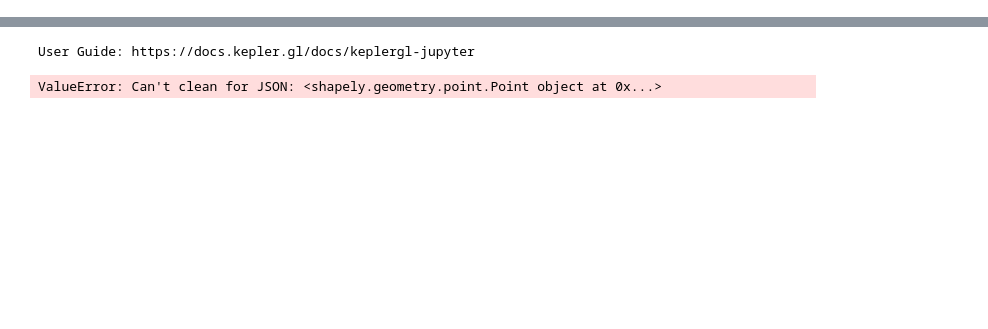
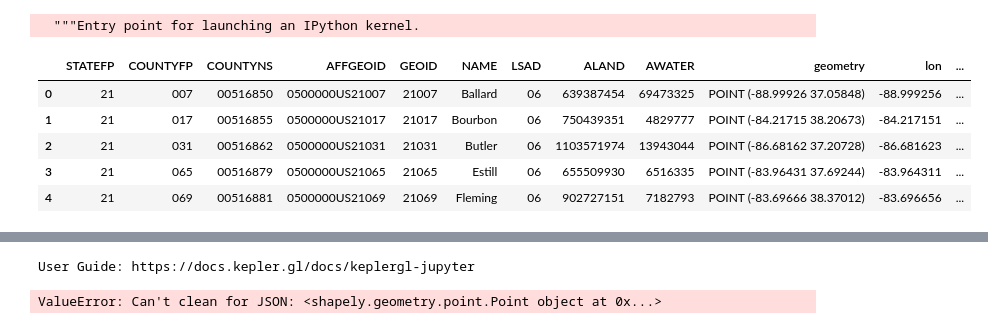
Before and after one commit to stevennac3/rp-covid-migration, a Jupyter notebook: notebooks/Viz/Kepler_Edits.ipynb, the cells around one changed output, grey strips where cells are left out. Drawn from its saved outputs; the diff is of its cells as text; code cells hidden in the pictures; blank space fills up the shorter version.

```diff
--- a/notebooks/Viz/Kepler_Edits.ipynb
+++ b/notebooks/Viz/Kepler_Edits.ipynb
@@ -15,0 +40,5 @@ os.chdir(r'C:\Users\steve\GitHub\rp-covid-migration')
+# %%
+# read in counties GeoJSON
+counties = r'data/shapefiles/UScounties.geojson'
+counties = gpd.read_file(counties)
+counties.head()
@@ -15,0 +52,19 @@ os.chdir(r'C:\Users\steve\GitHub\rp-covid-migration')
+# %%
+counties['geometry'] = counties.centroid
+counties = counties.set_geometry('geometry')
+#counties.head()
+counties.to_file("data/shapefiles/UScounties_centroid.geojson", driver="GeoJSON")
+# %% [output]
+  """Entry point for launching an IPython kernel.
+# %%
+# add independent lat/longs for KeplerGl
+counties['lon'] = counties['geometry'].x
+counties['lat'] = counties['geometry'].y
+counties.head()
+# %% [output]
+|  | STATEFP | COUNTYFP | COUNTYNS | AFFGEOID | GEOID | NAME | LSAD | ALAND | AWATER | geometry | lon | ... |
+| 0 | 21 | 007 | 00516850 | 0500000US21007 | 21007 | Ballard | 06 | 639387454 | 69473325 | POINT (-88.99926 37.05848) | -88.999256 | ... |
+| 1 | 21 | 017 | 00516855 | 0500000US21017 | 21017 | Bourbon | 06 | 750439351 | 4829777 | POINT (-84.21715 38.20673) | -84.217151 | ... |
+| 2 | 21 | 031 | 00516862 | 0500000US21031 | 21031 | Butler | 06 | 1103571974 | 13943044 | POINT (-86.68162 37.20728) | -86.681623 | ... |
+| 3 | 21 | 065 | 00516879 | 0500000US21065 | 21065 | Estill | 06 | 655509930 | 6516335 | POINT (-83.96431 37.69244) | -83.964311 | ... |
+| 4 | 21 | 069 | 00516881 | 0500000US21069 | 21069 | Fleming | 06 | 902727151 | 7182793 | POINT (-83.69666 38.37012) | -83.696656 | ... |
```
Also changed, not shown: parts of 13 cells of this notebook, 6 other files.
